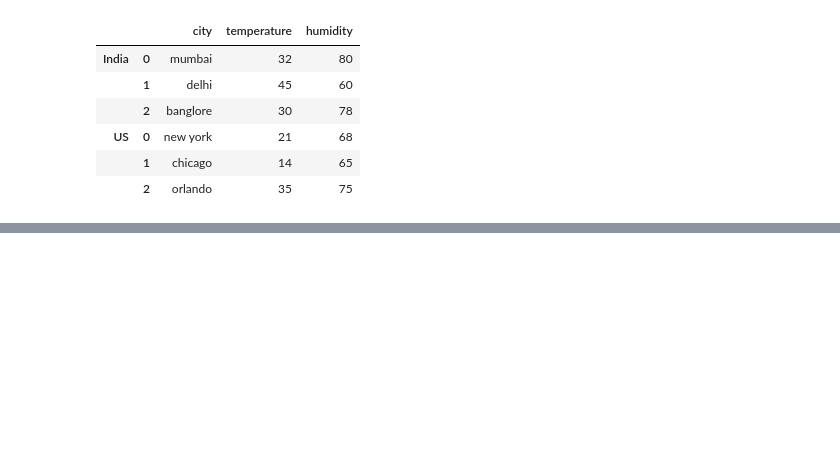
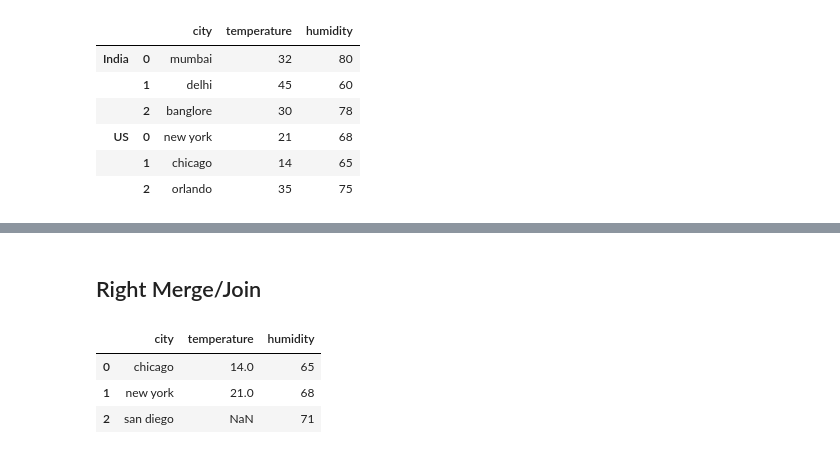
Before and after one commit to shreyaspangavhane/Machine-Learning, a Jupyter notebook: Pandas/DataConcat_Merge_resources/Data Concatenation and Merging.ipynb, the cells around one changed output, grey strips where cells are left out. Cells and saved outputs as stored; diff of their text form; code cells hidden in the pictures; blank space fills up the shorter version.

```diff
--- a/Pandas/DataConcat_Merge_resources/Data Concatenation and Merging.ipynb
+++ b/Pandas/DataConcat_Merge_resources/Data Concatenation and Merging.ipynb
@@ -61,0 +207,11 @@ df
+# %% [markdown]
+## Right Merge/Join
+# %%
+##get all data of Right part and also get same data of both
+df3=pd.merge(df1,df2,on="city",how="right")
+df3
+# %% [output]
+|  | city | temperature | humidity |
+| 0 | chicago | 14.0 | 65 |
+| 1 | new york | 21.0 | 68 |
+| 2 | san diego | NaN | 71 |
```
Also changed, not shown: parts of 21 cells of this notebook, 7 other files.
